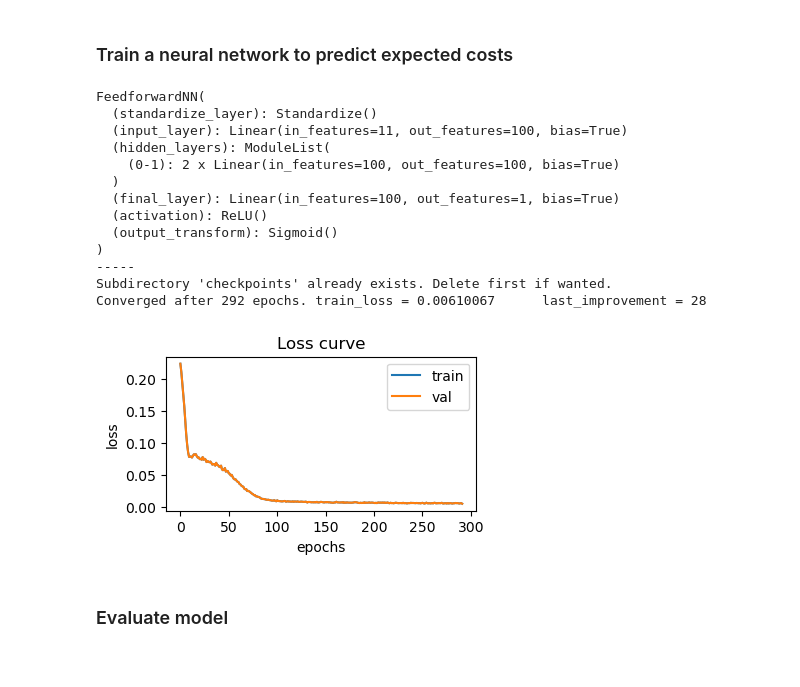
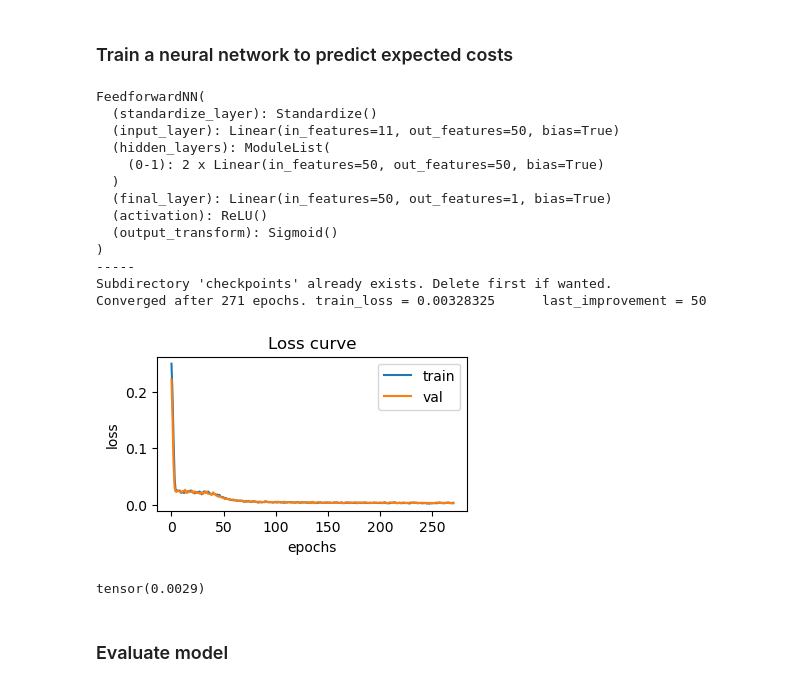
Before and after one commit to mackelab/amortized-decision-making, a Jupyter notebook: scripts/examples/sir_continuous_actions.ipynb, the cells around one changed output. Cells and saved outputs as stored; diff of their text form; code cells hidden in the pictures.

```diff
--- a/scripts/examples/sir_continuous_actions.ipynb
+++ b/scripts/examples/sir_continuous_actions.ipynb
@@ -94,8 +99,8 @@ with mpl.rc_context(fname=plot_config_file):
 # %% [markdown]
 ### Decision Task
 # %%
-factor = 2
-exponential = 0.5
+factor = 3
+exponential = 2
 param = 0
 parameter_range = (sir.param_high - sir.param_low)[param].item()
 cost_fn = RevGaussCost(
@@ -132,8 +137,8 @@ with mpl.rc_context(fname=plot_config_file):
 # %%
-print("Fix parameter range to range of quotients (based on values n theta_train and params_reference)")
+print("Fix parameter range to range of quotients (based on values ni theta_train and params_reference)")
 param=None
 cost_fn = RevGaussCost(
-    parameter_range=4.-0.,
+    parameter_range=8.-0.,
     action_range=sir.action_high - sir.action_low,
     factor=factor,
     exponential=exponential,
@@ -144,6 +149,6 @@ cost_fn = RevGaussCost(
 x_reference = torch.vstack([sir.get_observation(i) for i in range(1,11)])
 post_reference = torch.stack([sir.get_reference_samples(i) for i in range(1,11)])#[:,:,param]
 param_reference = torch.vstack([sir.get_true_parameters(i) for i in range(1,11)])#[:,param]
-param_reference[:,0]/param_reference[:,1]
+torch.log(param_reference[:,0]/param_reference[:,1])
 # %% [output]
 Fix parameter range to range of quotients (based on values n theta_train and params_reference)
@@ -175,7 +180,7 @@ plt.show()
 # %% [markdown]
 ### Load data
 # %%
-n_train = 10_000
+n_train = 5_000
 n_test = 5_000
 
 (
@@ -215,10 +220,11 @@ nn = build_nn(
     "fc",
     x_train=x_train,
     action_train=sir.actions.sample(theta_train.shape[0]),
-    hidden_dims=[100, 100, 100],
+    hidden_dims=[50,50,50],
     output_dim=1,
     activation=torch.nn.ReLU(),
     output_transform=torch.nn.Sigmoid(),
+    seed=seed
 )
 print(nn, end="\n-----\n")
 
@@ -234,30 +240,33 @@ nn, train_loss, val_loss = train(
     model_dir="./results/sir/continuous/notebook",
     # max_num_epochs=800,
     stop_after_epochs=50,
+    seed=seed
 )
 # %% [output]
 FeedforwardNN(
   (standardize_layer): Standardize()
-  (input_layer): Linear(in_features=11, out_features=100, bias=True)
+  (input_layer): Linear(in_features=11, out_features=50, bias=True)
   (hidden_layers): ModuleList(
-    (0-1): 2 x Linear(in_features=100, out_features=100, bias=True)
+    (0-1): 2 x Linear(in_features=50, out_features=50, bias=True)
   )
-  (final_layer): Linear(in_features=100, out_features=1, bias=True)
+  (final_layer): Linear(in_features=50, out_features=1, bias=True)
   (activation): ReLU()
   (output_transform): Sigmoid()
 )
 -----
 Subdirectory 'checkpoints' already exists. Delete first if wanted.
-Converged after 292 epochs. train_loss = 0.00610067      last_improvement = 28
+Converged after 271 epochs. train_loss = 0.00328325      last_improvement = 50
 # %%
 fig, ax = plt.subplots(1,1, figsize = (4,2))
 ax.plot(train_loss[0:], label="train")
-ax.plot(train_loss[0:], label = "val")
+ax.plot(val_loss[0:], label = "val")
 ax.set_title("Loss curve"); ax.set_xlabel("epochs"); ax.set_ylabel("loss")
 ax.legend()
 plt.show()
+print(val_loss.min())
 # %% [output]
-[figure, old version]
+[figure, new version]
+tensor(0.0029)
 # %% [markdown]
 ### Evaluate model
 # %%
```
Also changed, not shown: parts of 9 cells of this notebook, 39 other files.
